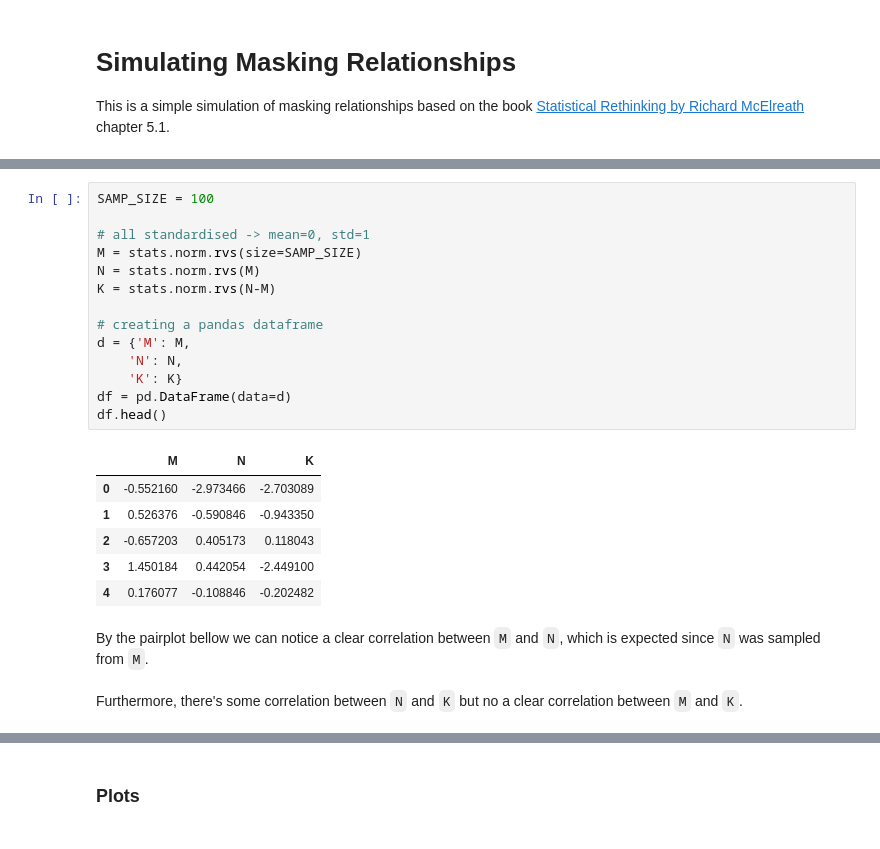
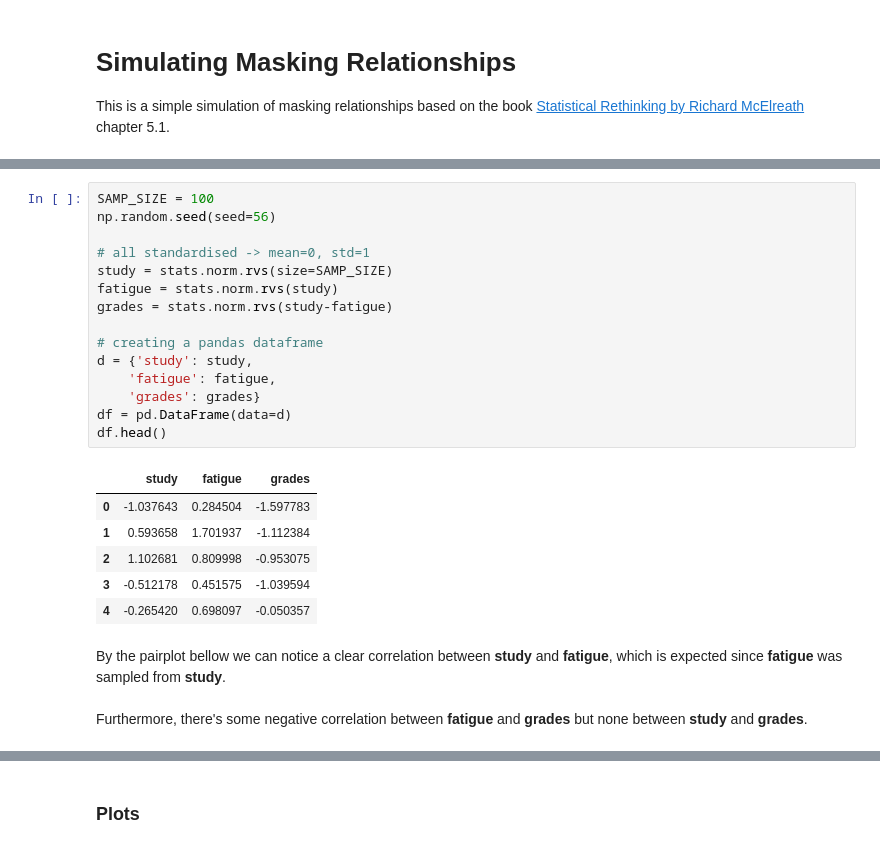
Before and after one commit to elisiojsj/Data-Science, a Jupyter notebook: Masking_relationship_simulation.ipynb, the cells around one changed output, grey strips where cells are left out. Drawn from its saved outputs; the diff is of its cells as text.

```diff
--- a/Masking_relationship_simulation.ipynb
+++ b/Masking_relationship_simulation.ipynb
@@ -22,29 +26,30 @@ Bellow we simulate the following relationship:
 # %%
 SAMP_SIZE = 100
+np.random.seed(seed=56)
 
 # all standardised -> mean=0, std=1
-M = stats.norm.rvs(size=SAMP_SIZE)
-N = stats.norm.rvs(M)
-K = stats.norm.rvs(N-M)
+study = stats.norm.rvs(size=SAMP_SIZE)
+fatigue = stats.norm.rvs(study)
+grades = stats.norm.rvs(study-fatigue)
 
 # creating a pandas dataframe
-d = {'M': M,
-    'N': N,
-    'K': K}
+d = {'study': study,
+    'fatigue': fatigue,
+    'grades': grades}
 df = pd.DataFrame(data=d)
 df.head()
 # %% [output]
-|  | M | N | K |
-| 0 | -0.552160 | -2.973466 | -2.703089 |
-| 1 | 0.526376 | -0.590846 | -0.943350 |
-| 2 | -0.657203 | 0.405173 | 0.118043 |
-| 3 | 1.450184 | 0.442054 | -2.449100 |
-| 4 | 0.176077 | -0.108846 | -0.202482 |
+|  | study | fatigue | grades |
+| 0 | -1.037643 | 0.284504 | -1.597783 |
+| 1 | 0.593658 | 1.701937 | -1.112384 |
+| 2 | 1.102681 | 0.809998 | -0.953075 |
+| 3 | -0.512178 | 0.451575 | -1.039594 |
+| 4 | -0.265420 | 0.698097 | -0.050357 |
 # %% [markdown]
-By the pairplot bellow we can notice a clear correlation between `M` and `N`, which is expected since `N` was sampled from `M`.
+By the pairplot bellow we can notice a clear correlation between **study** and **fatigue**, which is expected since **fatigue** was sampled from **study**.
 <br>
 <br>
-Furthermore, there's some correlation between `N` and `K` but no a clear correlation between `M` and `K`.
+Furthermore, there's some negative correlation between **fatigue** and **grades** but none between **study** and **grades**.
 # %%
 sns.pairplot(data=df)
 # %% [output]
```
Also changed, not shown: parts of 27 cells of this notebook, 1 other file.
